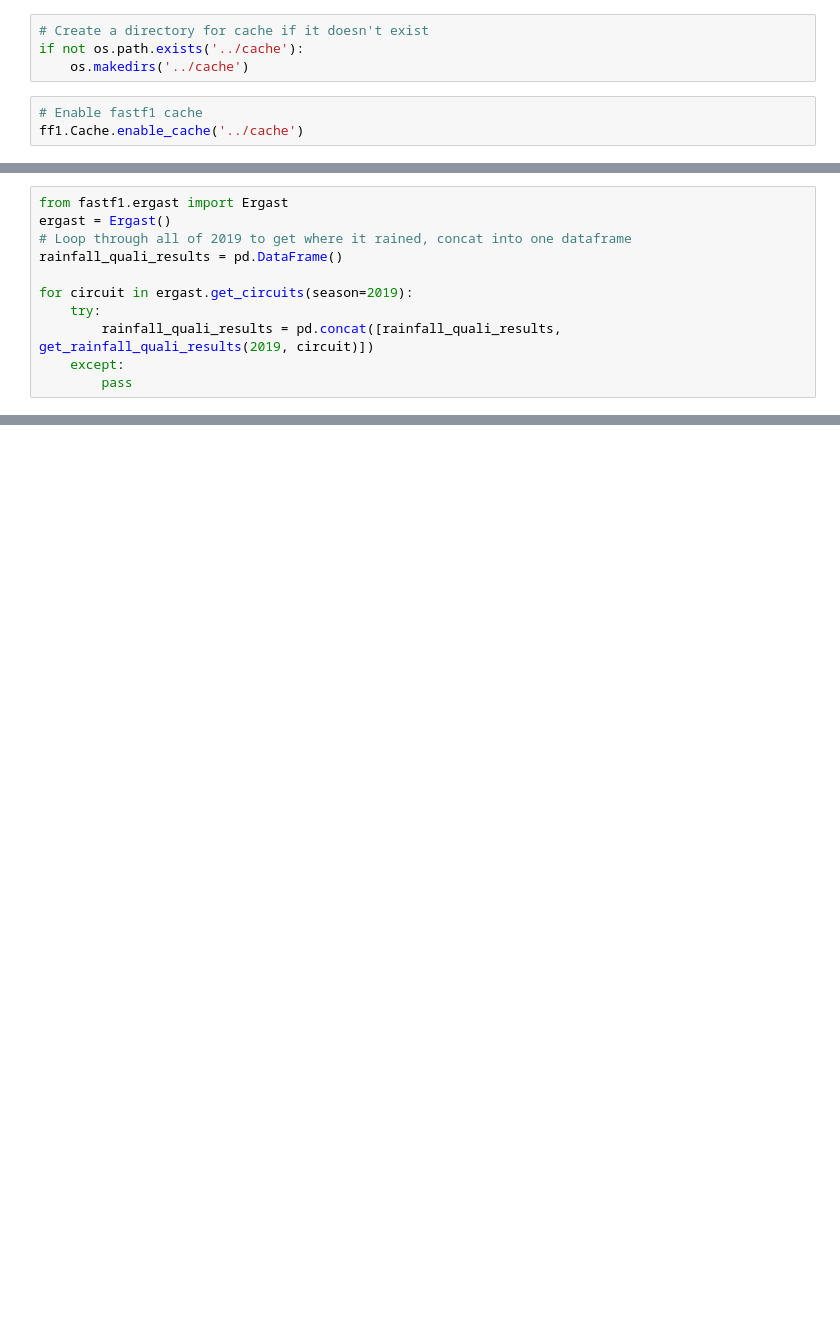
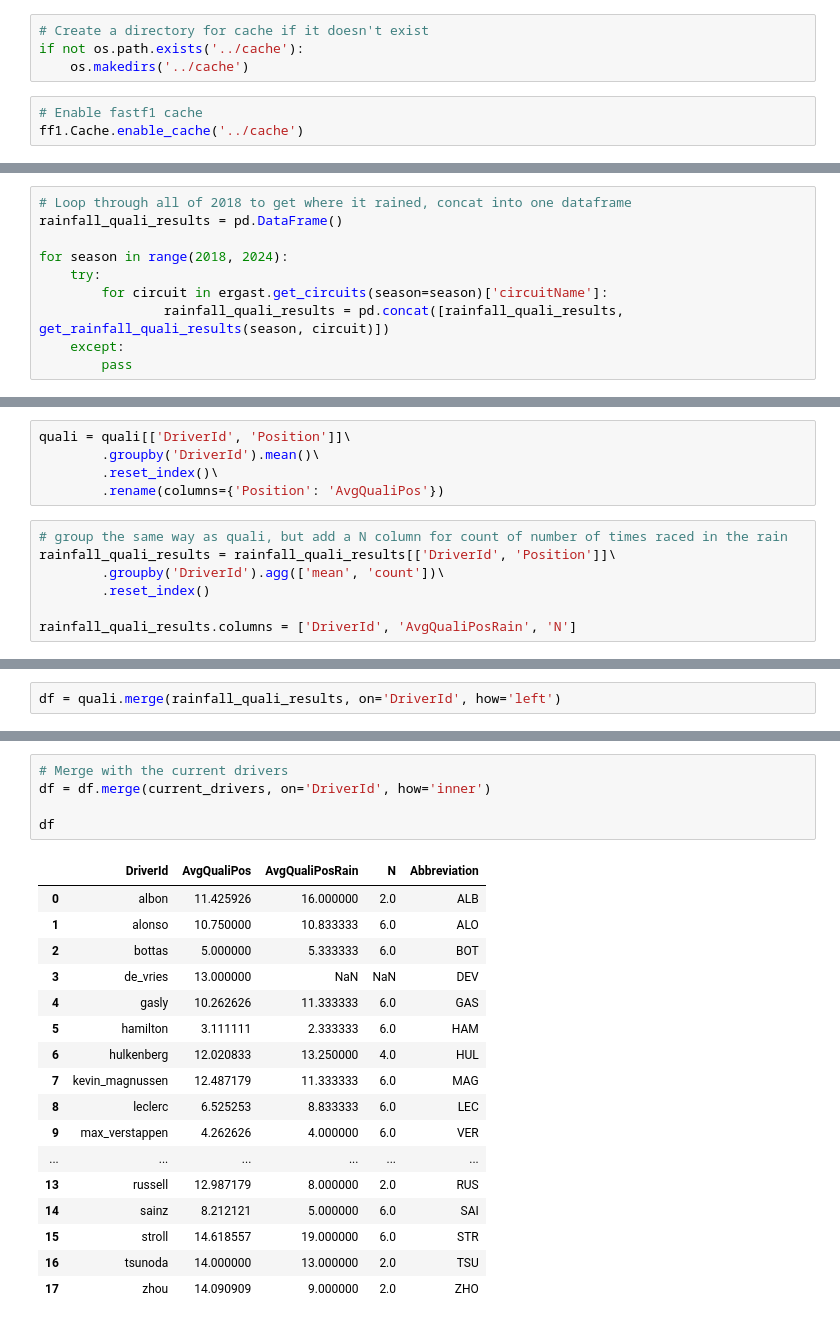
Before and after one commit to tbryan2/visualization-toolbox, a Jupyter notebook: f1/notebooks/qualifying_raing.ipynb, the cells around one changed output, grey strips where cells are left out. Cells and saved outputs as stored; diff of their text form; blank space fills up the shorter version.

```diff
--- a/f1/notebooks/qualifying_raing.ipynb
+++ b/f1/notebooks/qualifying_raing.ipynb
@@ -77,12 +148,11 @@ def get_rainfall_quali_results(year, circuit):
 # %%
-from fastf1.ergast import Ergast
-ergast = Ergast()
-# Loop through all of 2019 to get where it rained, concat into one dataframe
+# Loop through all of 2018 to get where it rained, concat into one dataframe
 rainfall_quali_results = pd.DataFrame()
 
-for circuit in ergast.get_circuits(season=2019):
+for season in range(2018, 2024):
     try:
-        rainfall_quali_results = pd.concat([rainfall_quali_results, get_rainfall_quali_results(2019, circuit)])
+        for circuit in ergast.get_circuits(season=season)['circuitName']:
+                rainfall_quali_results = pd.concat([rainfall_quali_results, get_rainfall_quali_results(season, circuit)])
     except:
         pass
 # %% [output]
@@ -135,0 +280,12 @@ response_frame
+# %%
+quali = quali[['DriverId', 'Position']]\
+        .groupby('DriverId').mean()\
+        .reset_index()\
+        .rename(columns={'Position': 'AvgQualiPos'})
+# %%
+# group the same way as quali, but add a N column for count of number of times raced in the rain
+rainfall_quali_results = rainfall_quali_results[['DriverId', 'Position']]\
+        .groupby('DriverId').agg(['mean', 'count'])\
+        .reset_index()
+
+rainfall_quali_results.columns = ['DriverId', 'AvgQualiPosRain', 'N']
@@ -135,0 +312,2 @@ response_frame
+# %%
+df = quali.merge(rainfall_quali_results, on='DriverId', how='left')
@@ -135,0 +334,23 @@ response_frame
+# %%
+# Merge with the current drivers
+df = df.merge(current_drivers, on='DriverId', how='inner')
+
+df
+# %% [output]
+|  | DriverId | AvgQualiPos | AvgQualiPosRain | N | Abbreviation |
+| 0 | albon | 11.425926 | 16.000000 | 2.0 | ALB |
+| 1 | alonso | 10.750000 | 10.833333 | 6.0 | ALO |
+| 2 | bottas | 5.000000 | 5.333333 | 6.0 | BOT |
+| 3 | de_vries | 13.000000 | NaN | NaN | DEV |
+| 4 | gasly | 10.262626 | 11.333333 | 6.0 | GAS |
+| 5 | hamilton | 3.111111 | 2.333333 | 6.0 | HAM |
+| 6 | hulkenberg | 12.020833 | 13.250000 | 4.0 | HUL |
+| 7 | kevin_magnussen | 12.487179 | 11.333333 | 6.0 | MAG |
+| 8 | leclerc | 6.525253 | 8.833333 | 6.0 | LEC |
+| 9 | max_verstappen | 4.262626 | 4.000000 | 6.0 | VER |
+| ... | ... | ... | ... | ... | ... |
+| 13 | russell | 12.987179 | 8.000000 | 2.0 | RUS |
+| 14 | sainz | 8.212121 | 5.000000 | 6.0 | SAI |
+| 15 | stroll | 14.618557 | 19.000000 | 6.0 | STR |
+| 16 | tsunoda | 14.000000 | 13.000000 | 2.0 | TSU |
+| 17 | zhou | 14.090909 | 9.000000 | 2.0 | ZHO |
```
Also changed, not shown: parts of 21 cells of this notebook, 3 other files.
